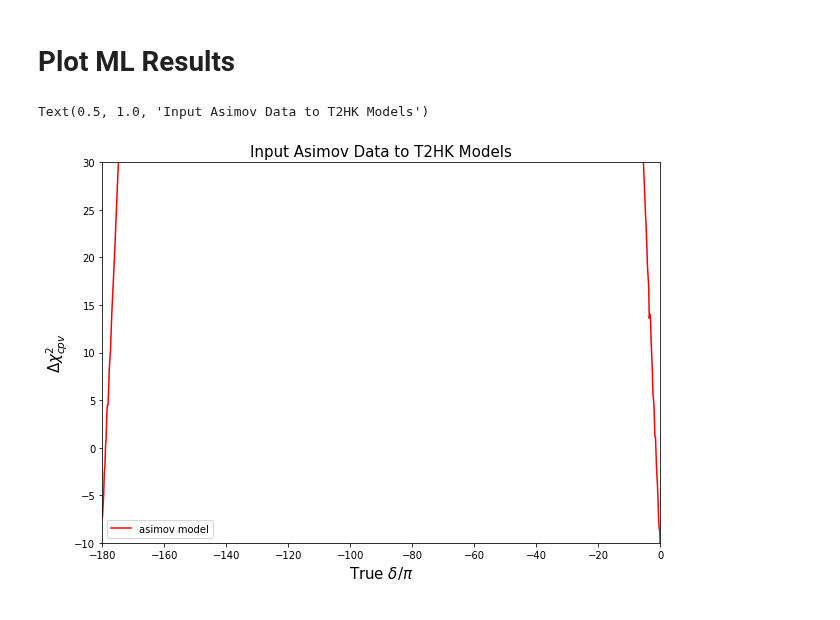
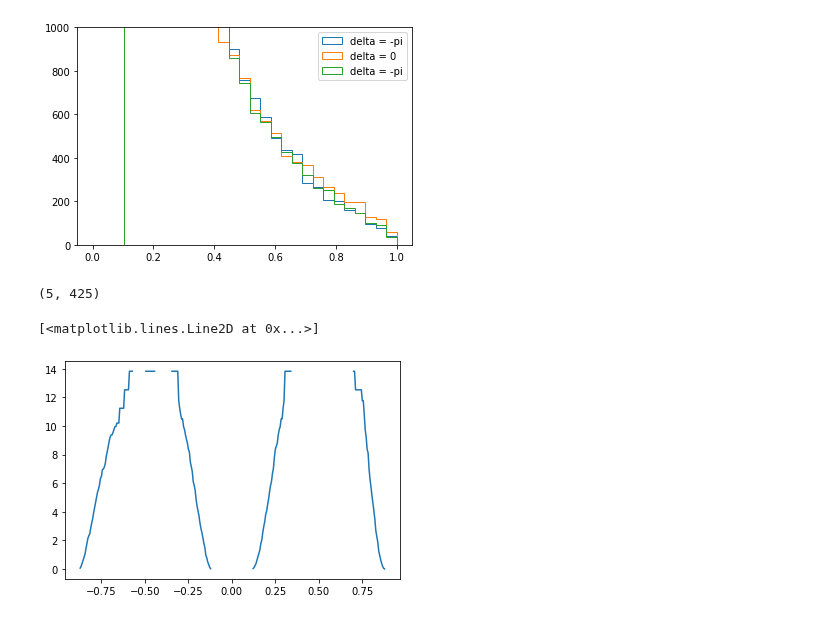
Before and after one commit to davidho27941/ML4NO, a Jupyter notebook: ML_DUNE/Classification/CPV_Sensitivity_ML.ipynb, the cells around one changed output. Drawn from its saved outputs; the diff is of its cells as text; code cells hidden in the pictures.

```diff
--- a/ML_DUNE/Classification/CPV_Sensitivity_ML.ipynb
+++ b/ML_DUNE/Classification/CPV_Sensitivity_ML.ipynb
@@ -473,18 +34,0 @@ delta_chi2_T2_poisson = -2*np.log(P_cpc_T2_poisson/P_cpv_T2_poisson)
-# %% [markdown]
-# Plot ML Results
-# %%
-plt.figure(figsize = (10,7))
-# plt.ylim(0, 200)
-plt.xlabel(r'True $\delta / \pi $', fontsize=15)
-plt.ylabel(r'$\Delta\chi^2_{cpv} $', fontsize=15)
-x = data2['delta']
-plt.plot(x, delta_chi2_T2_poisson,'b', label='poisson model')
-plt.plot(x, delta_chi2_T2,'r', label='asimov model')
-plt.plot(np.linspace(-180,180,100),np.full(100,25), label=r'$5 \sigma $')
-plt.ylim(-10,30)
-plt.xlim(-180,0)
-plt.legend()
-plt.title('Input Asimov Data to T2HK Models', fontsize=15)
-# %% [output]
-Text(0.5, 1.0, 'Input Asimov Data to T2HK Models')
-[figure, removed]
@@ -490,0 +50,19 @@ Text(0.5, 1.0, 'Input Asimov Data to T2HK Models')
+# %%
+cpc_label = np.where(data['cpv'] == 0)[0]
+data_gen_mpi = np.random.poisson(data_all[cpc_label[0]], size = (100000, 144))
+data_gen_0 = np.random.poisson(data_all[cpc_label[1]], size = (100000, 144))
+data_gen_pi = np.random.poisson(data_all[cpc_label[2]], size = (100000, 144))
+
+prediction_DU_mpi = model_DU.predict(data_gen_mpi)
+prediction_DU_0 = model_DU.predict(data_gen_0)
+prediction_DU_pi = model_DU.predict(data_gen_pi)
+# %%
+bins = np.linspace(0, 1, 30)
+plt.hist(prediction_DU_mpi, bins=bins, histtype='step', label = 'delta = -pi')
+plt.hist(prediction_DU_0, bins=bins, histtype='step', label = 'delta = 0')
+plt.hist(prediction_DU_pi, bins=bins, histtype='step', label = 'delta = -pi')
+plt.ylim((0,1000))
+plt.legend()
+plt.show()
+# %% [output]
+[figure, added]
@@ -490,0 +123,9 @@ Text(0.5, 1.0, 'Input Asimov Data to T2HK Models')
+# %%
+np.array(chi_arr_list).shape
+# %% [output]
+(5, 425)
+# %%
+plt.plot(data2['delta']/180, chi_arr_list[1])
+# %% [output]
+[<matplotlib.lines.Line2D at 0x...>]
+[figure, added]
```
Also changed, not shown: parts of 46 cells of this notebook, 49 other files.
